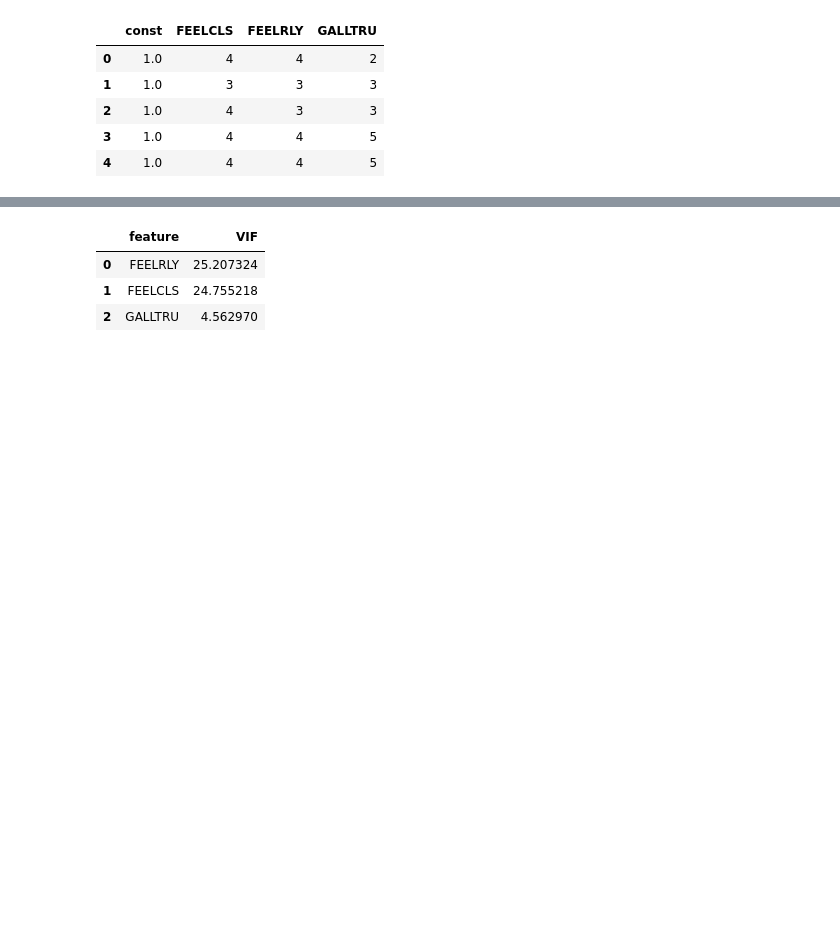
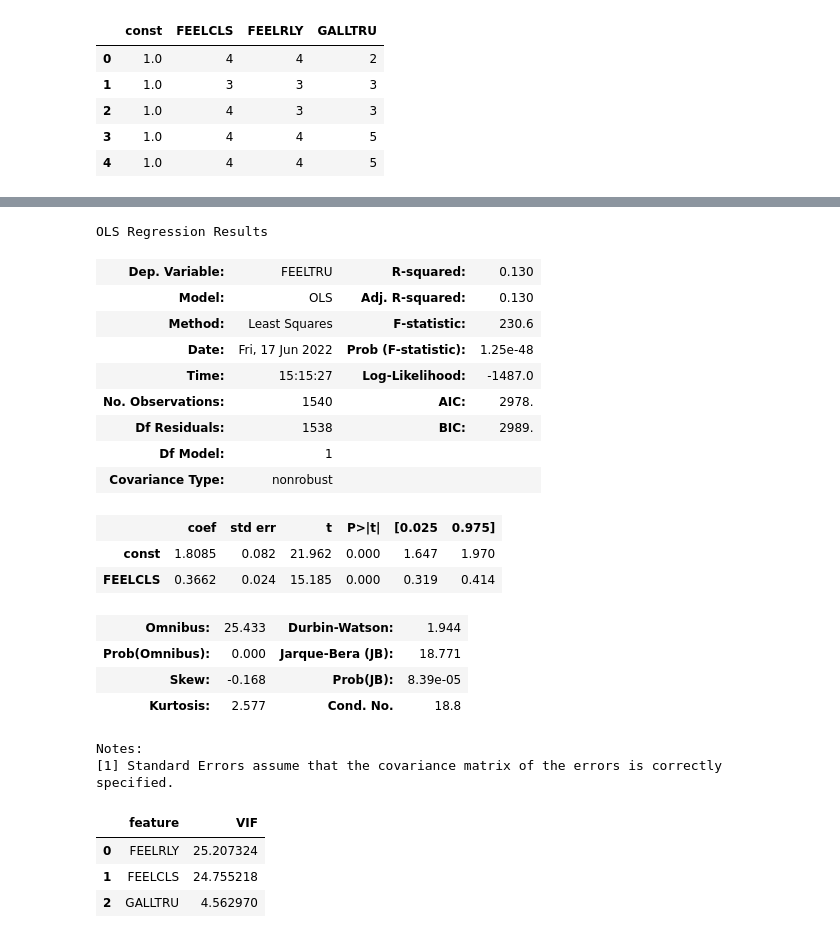
Before and after one commit to Steph-Raider/Economics2020, a Jupyter notebook: FEELTRU_analysis.ipynb, the cells around one changed output, grey strips where cells are left out. Saved outputs shown, nothing was run; the diff lists cells and outputs as text; code cells hidden in the pictures; blank space fills up the shorter version.

```diff
--- a/FEELTRU_analysis.ipynb
+++ b/FEELTRU_analysis.ipynb
@@ -111,0 +151,6 @@ Notes:
+# %%
+y = df['FEELTRU']
+x = df[['FEELCLS']]
+
+x = sm.add_constant(x)
+x.head()
@@ -112,3 +164,27 @@ Notes:
+# %%
+model = sm.OLS(y, x) #Ordinary Least Squares
+result = model.fit()
+result.summary()
+# %% [output]
+OLS Regression Results
+| Dep. Variable: | FEELTRU | R-squared: | 0.130 |
+| Model: | OLS | Adj. R-squared: | 0.130 |
+| Method: | Least Squares | F-statistic: | 230.6 |
+| Date: | Fri, 17 Jun 2022 | Prob (F-statistic): | 1.25e-48 |
+| Time: | 15:15:27 | Log-Likelihood: | -1487.0 |
+| No. Observations: | 1540 | AIC: | 2978. |
+| Df Residuals: | 1538 | BIC: | 2989. |
+| Df Model: | 1 |  |  |
+| Covariance Type: | nonrobust |  |  |
+|  | coef | std err | t | P>|t| | [0.025 | 0.975] |
+| const | 1.8085 | 0.082 | 21.962 | 0.000 | 1.647 | 1.970 |
+| FEELCLS | 0.3662 | 0.024 | 15.185 | 0.000 | 0.319 | 0.414 |
+| Omnibus: | 25.433 | Durbin-Watson: | 1.944 |
+| Prob(Omnibus): | 0.000 | Jarque-Bera (JB): | 18.771 |
+| Skew: | -0.168 | Prob(JB): | 8.39e-05 |
+| Kurtosis: | 2.577 | Cond. No. | 18.8 |
+Notes:
+[1] Standard Errors assume that the covariance matrix of the errors is correctly specified.
 # %%
 df = df[~df.isin([np.nan, np.inf, -np.inf]).any(1)]
 # %%
```
Also changed, not shown: parts of 4 cells of this notebook.
